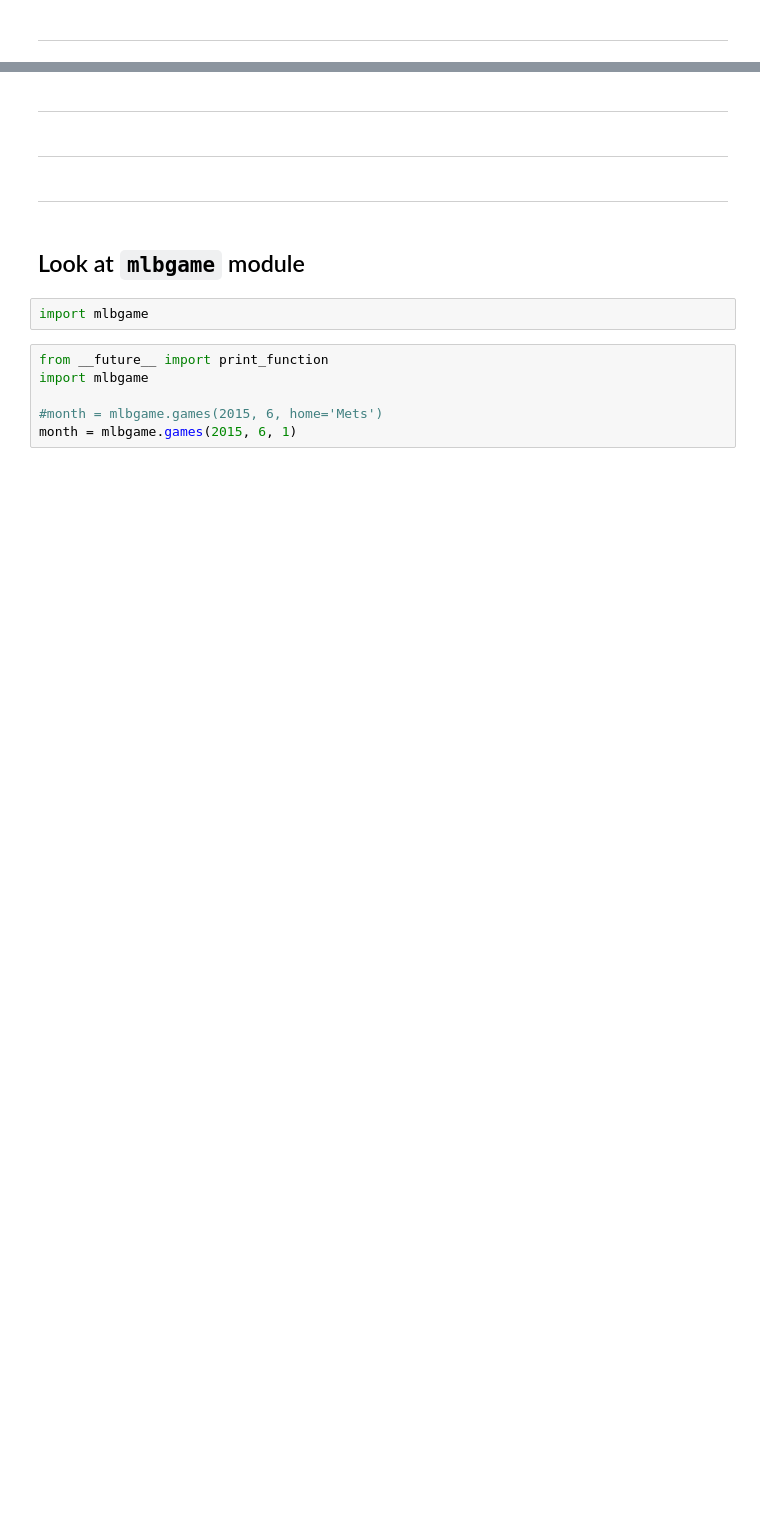
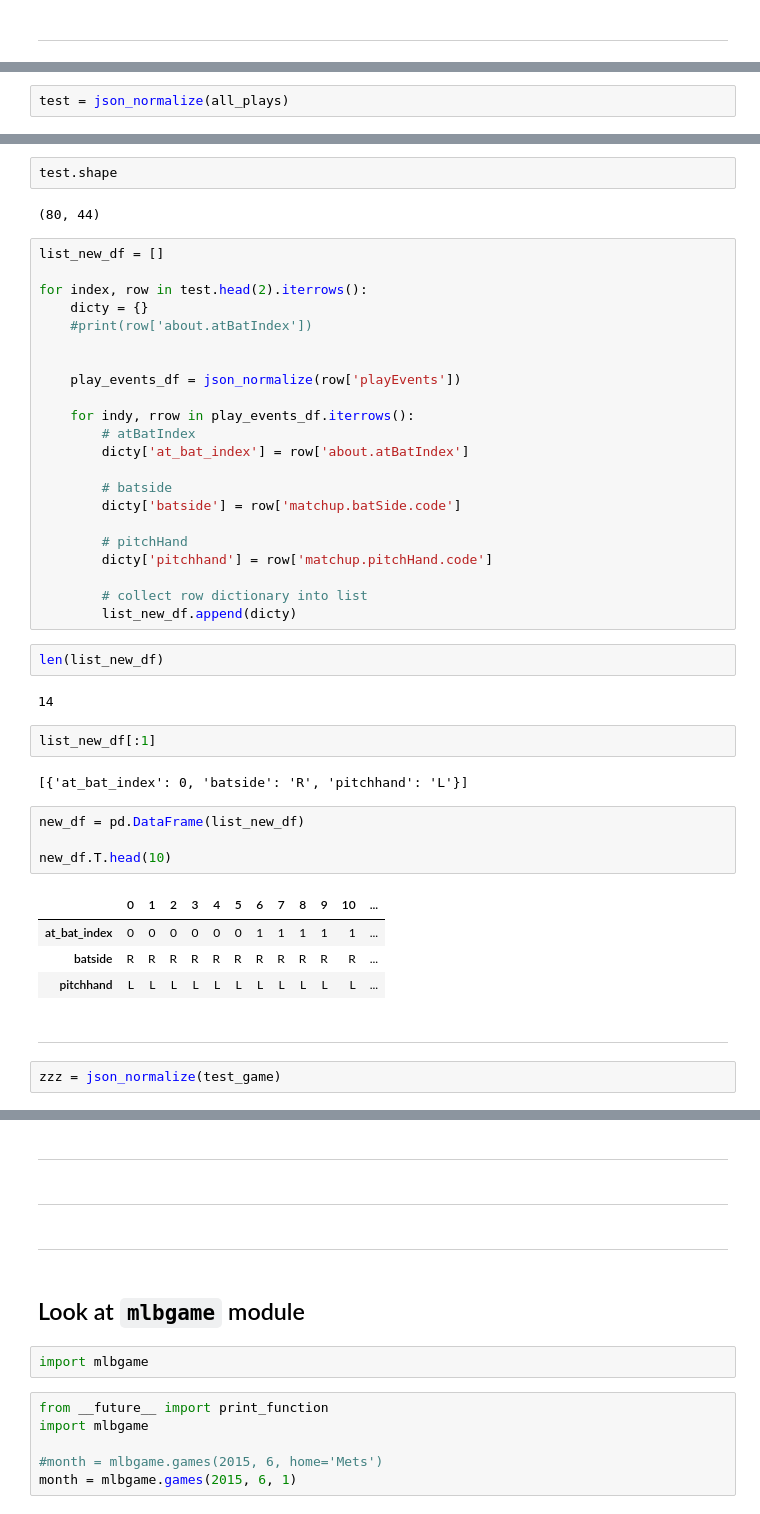
Before and after one commit to MangrobanGit/pitch_ds_baseball_analytics, a Jupyter notebook: explore_statsapi.ipynb, the cells around one changed output, grey strips where cells are left out. Drawn from its saved outputs; the diff is of its cells as text; blank space fills up the shorter version.

```diff
--- a/explore_statsapi.ipynb
+++ b/explore_statsapi.ipynb
@@ -152,0 +275,2 @@ ValueError: arrays must all be same length
+# %%
+test = json_normalize(all_plays)
@@ -152,0 +320,47 @@ ValueError: arrays must all be same length
+# %%
+test.shape
+# %% [output]
+(80, 44)
+# %%
+list_new_df = []
+
+for index, row in test.head(2).iterrows():
+    dicty = {}
+    #print(row['about.atBatIndex'])
+
+
+    play_events_df = json_normalize(row['playEvents'])
+
+    for indy, rrow in play_events_df.iterrows():
+        # atBatIndex
+        dicty['at_bat_index'] = row['about.atBatIndex']
+
+        # batside
+        dicty['batside'] = row['matchup.batSide.code']
+
+        # pitchHand
+        dicty['pitchhand'] = row['matchup.pitchHand.code']
+
+        # collect row dictionary into list
+        list_new_df.append(dicty)
+# %%
+len(list_new_df)
+# %% [output]
+14
+# %%
+list_new_df[:1]
+# %% [output]
+[{'at_bat_index': 0, 'batside': 'R', 'pitchhand': 'L'}]
+# %%
+new_df = pd.DataFrame(list_new_df)
+
+new_df.T.head(10)
+# %% [output]
+|  | 0 | 1 | 2 | 3 | 4 | 5 | 6 | 7 | 8 | 9 | 10 | ... |
+| at_bat_index | 0 | 0 | 0 | 0 | 0 | 0 | 1 | 1 | 1 | 1 | 1 | ... |
+| batside | R | R | R | R | R | R | R | R | R | R | R | ... |
+| pitchhand | L | L | L | L | L | L | L | L | L | L | L | ... |
+# %% [markdown]
+-----
+# %%
+zzz = json_normalize(test_game)
```
Also changed, not shown: parts of 62 cells of this notebook.
